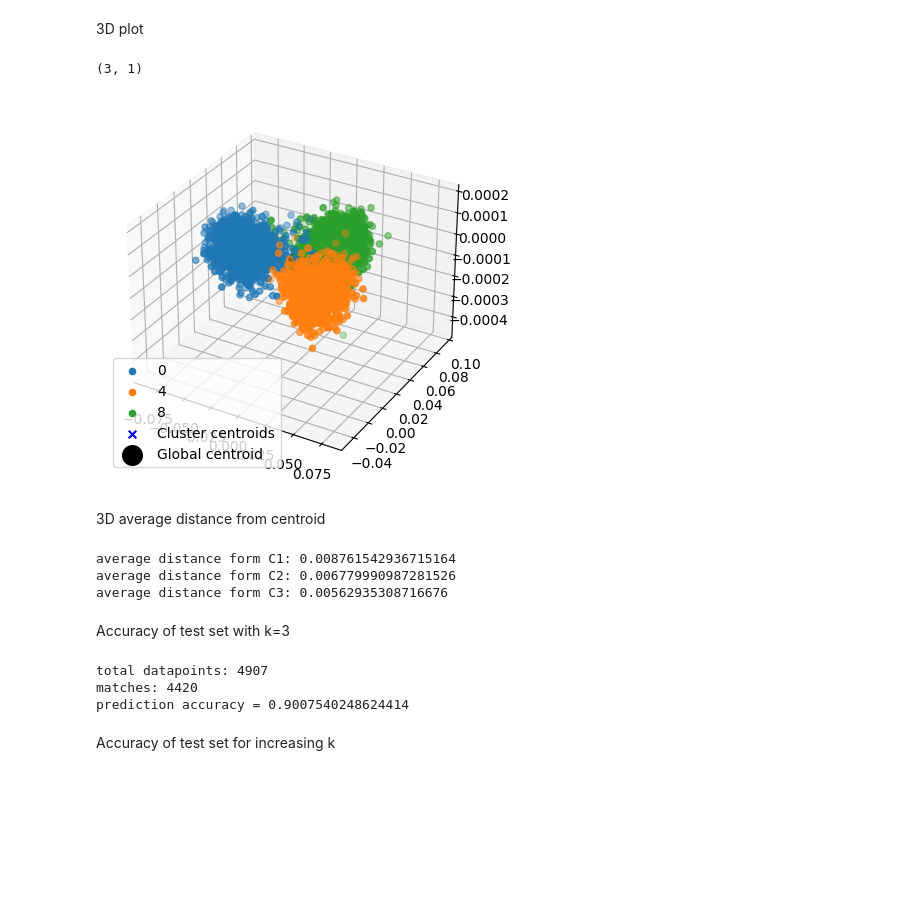
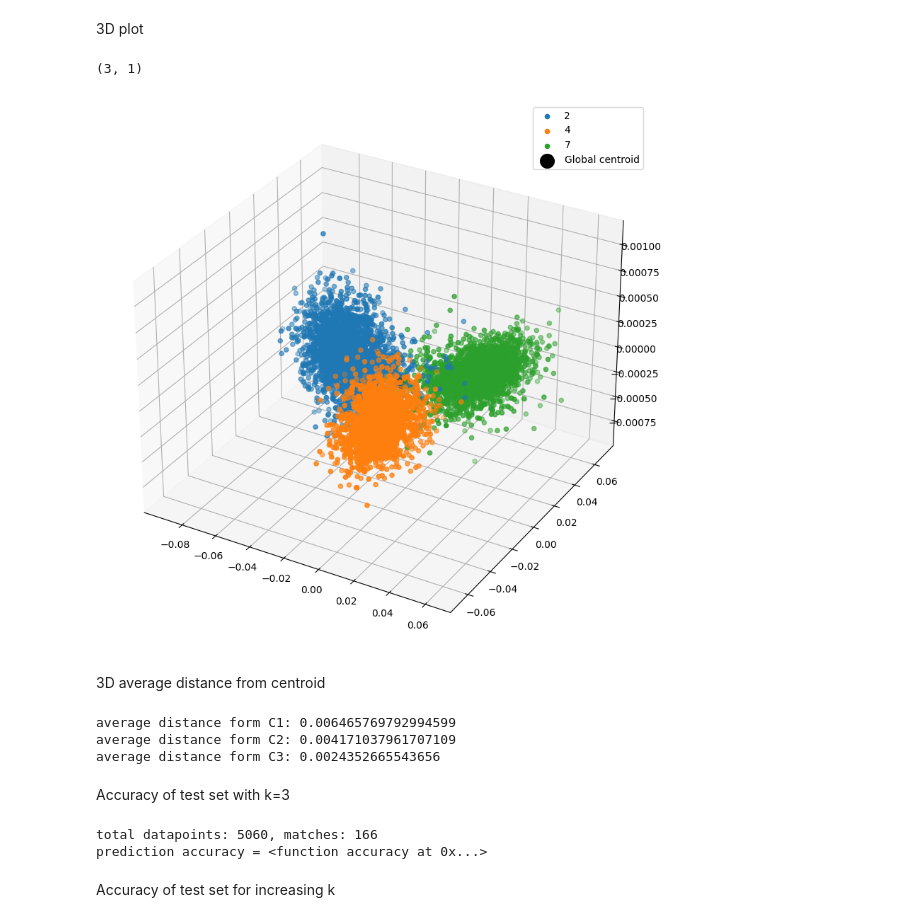
Before and after one commit to danielenapo/AI_unibo, a Jupyter notebook: Maths4ML/Oral_homeworks/2/LDA_3D.ipynb, the cells around one changed output. Cells and saved outputs as stored; diff of their text form; code cells hidden in the pictures; blank space fills up the shorter version.

```diff
--- a/Maths4ML/Oral_homeworks/2/LDA_3D.ipynb
+++ b/Maths4ML/Oral_homeworks/2/LDA_3D.ipynb
@@ -6,7 +6,7 @@ import pandas as pd
 import numpy as np
 import matplotlib.pyplot as plt
 # %%
-digits=[0,4,8]
+digits=[2,4,7]
 # %%
 def trainTestSets(X, Y, perc,N):
     trainSize=int(perc*N/100)
@@ -83,7 +83,7 @@ except:
 import scipy.sparse.linalg as sp
 
 Q_vect=[]
-for k in range(3,30):
+for k in range(2,30):
     tmp=np.linalg.inv(L)@Sb@L
     v,W=sp.eigs(tmp, k=k)
     W=np.real(W)
@@ -92,29 +122,29 @@ for k in range(3,30):
 3D plot
 # %%
 k=3
-Z=np.array(Q_vect[0]).T@Xtrain
+Z=np.array(Q_vect[1]).T@Xtrain
 
 Z1=Z[:,Ytrain==digits[0]]
 Z2=Z[:,Ytrain== digits[1]]
 Z3=Z[:,Ytrain== digits[2]]
-fig = plt.figure()
+fig = plt.figure(figsize=(10,10))
 ax = fig.add_subplot(projection='3d')
 ax.scatter(Z1[0,:], Z1[1,:], Z1[2,:], label=digits[0])
 ax.scatter(Z2[0,:], Z2[1,:], Z2[2,:], label=digits[1])
 ax.scatter(Z3[0,:], Z3[1,:], Z3[2,:], label=digits[2])
 
 C1z=np.mean(Z1, axis=1).reshape(k,1)
 C2z=np.mean(Z2, axis=1).reshape(k,1)
 C3z=np.mean(Z3, axis=1).reshape(k,1)
 Cz=np.mean(Z, axis=1).reshape(k,1)
 print(C1z.shape)
 
 ax.scatter(Cz[0], Cz[1], Cz[2], c="black",s=200, marker="o", label="Global centroid")
 plt.legend()
 plt.show()
 # %% [output]
 (3, 1)
-[figure, old version]
+[figure, new version]
 # %% [markdown]
 3D average distance from centroid
 # %%
@@ -135,9 +165,9 @@ for i in range(Z3.shape[1]):
 D3=D3/Z3.shape[1]
 print(f"average distance form C3: {D3}")
 # %% [output]
-average distance form C1: 0.008761542936715164
-average distance form C2: 0.006779990987281526
-average distance form C3: 0.00562935308716676
+average distance form C1: 0.006465769792994599
+average distance form C2: 0.004171037961707109
+average distance form C3: 0.0024352665543656
 # %% [markdown]
 Accuracy of test set with k=3
 # %%
@@ -146,11 +176,20 @@ def min(vec):
     ind=0
     minIndx=0
     for i in vec:
-        if i<min:
+        if i<=min:
             min=i
             minIndx=ind
         ind+=1
     return minIndx
+
+def accuracy(Ypredict, Ytest):
+    sum=0
+    i=0
+    for y in Ypredict:
+        if(y==Ytest[i]):
+            sum+=1
+        i+=1
+    return (sum/Ytest.shape[0], sum)
 
 
 Ztest=np.array(Q_vect[0]).T@Xtest
@@ -169,20 +208,12 @@ for i in range(testSize):
     else:
         Ypredict.append(digits[2])
 
-print("total datapoints:",len(Ypredict))
-sum=0
-i=0
-for y in Ypredict:
-    if(y==Ytest[i]):
-        sum+=1
-    i+=1
-print("matches:",sum)
-accuracy=sum/testSize
+acc, matches=accuracy(Ypredict, Ytest)
+print(f"total datapoints: {testSize}, matches: {matches}")
 print(f"prediction accuracy = {accuracy}")
 # %% [output]
-total datapoints: 4907
-matches: 4420
-prediction accuracy = 0.9007540248624414
+total datapoints: 5060, matches: 166
+prediction accuracy = <function accuracy at 0x...>
 # %% [markdown]
 Accuracy of test set for increasing k
 # %%
```
Also changed, not shown: parts of 6 cells of this notebook, 4 other files.
